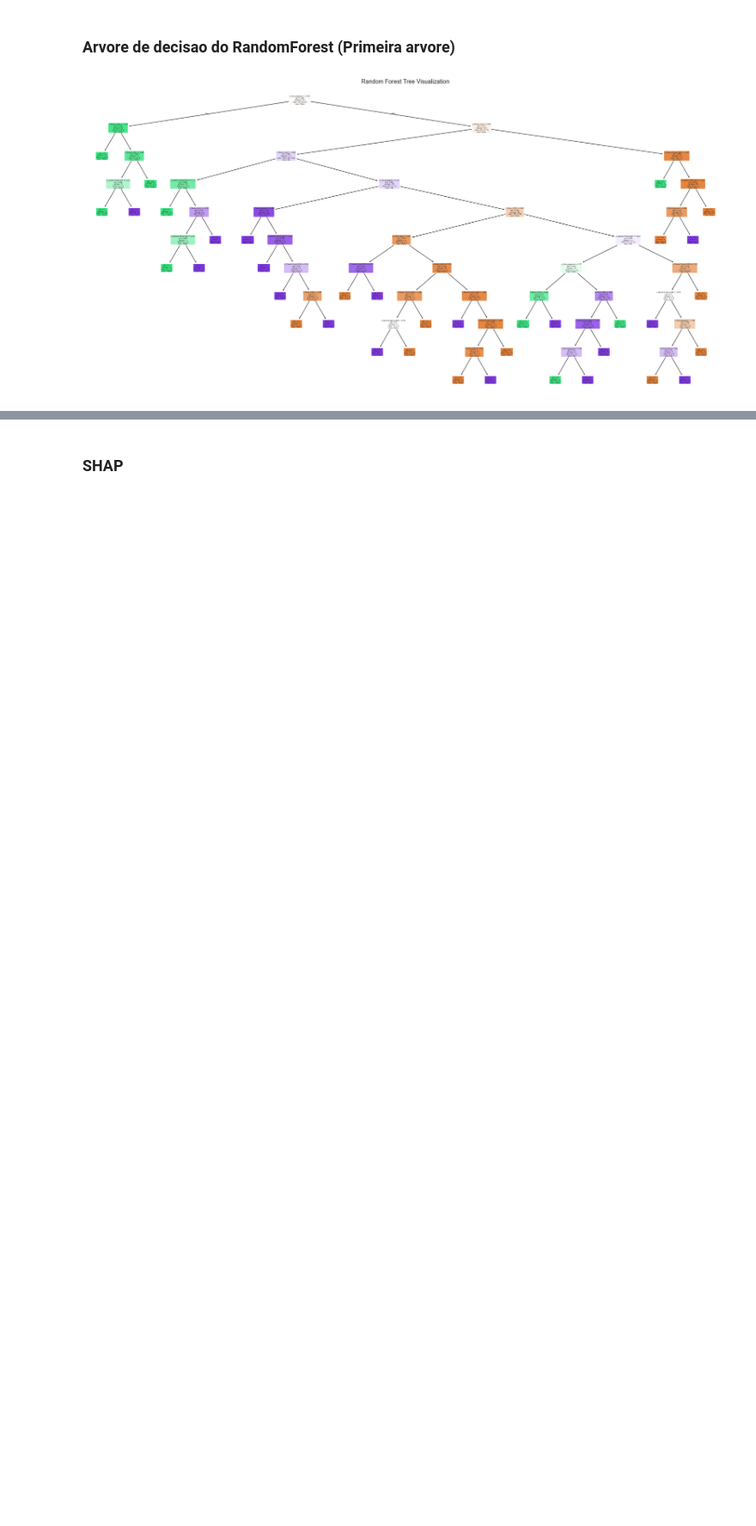
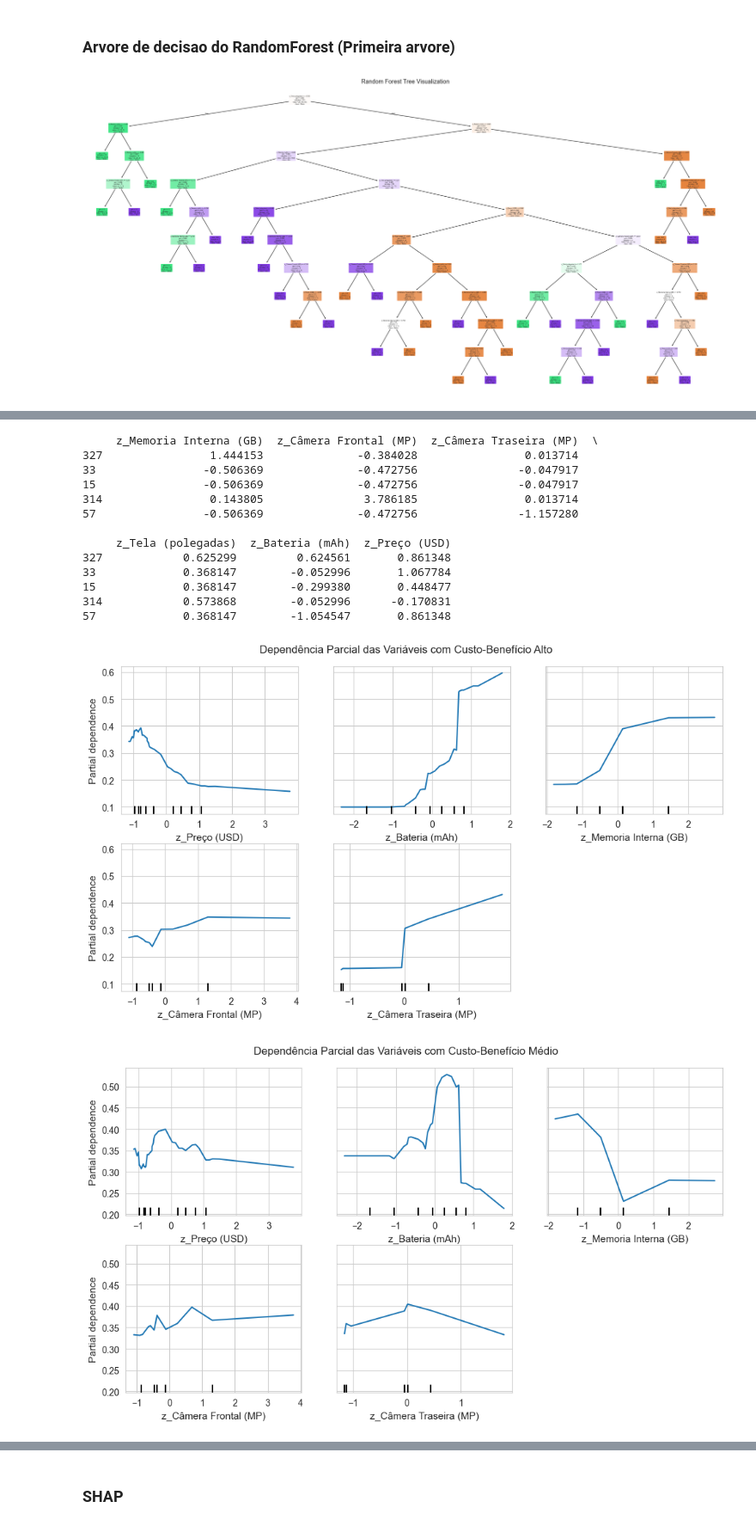
Before and after one commit to JoaoVarela1507/PISI3GP6, a Jupyter notebook: Notebooks/Classificacao.ipynb, the cells around one changed output, grey strips where cells are left out. Shown: that part at 86% size. Drawn from its saved outputs; the diff is of its cells as text; code cells hidden in the pictures; blank space fills up the shorter version.

```diff
--- a/Notebooks/Classificacao.ipynb
+++ b/Notebooks/Classificacao.ipynb
@@ -281,0 +229,41 @@ plt.show()
+# %%
+from sklearn.inspection import PartialDependenceDisplay
+
+print(X_test.head())
+
+fig, ax = plt.subplots(figsize=(10, 6))
+
+PartialDependenceDisplay.from_estimator(rf_model, X_test, features=['z_Preço (USD)', 'z_Bateria (mAh)', 'z_Memoria Interna (GB)', 'z_Câmera Frontal (MP)', 'z_Câmera Traseira (MP)'], kind='average', target='Alto', grid_resolution=200, ax=ax)
+plt.suptitle("Dependência Parcial das Variáveis com Custo-Benefício Alto")
+plt.tight_layout()
+plt.show()
+
+fig, ax = plt.subplots(figsize=(10, 6))
+
+PartialDependenceDisplay.from_estimator(rf_model, X_test, features=['z_Preço (USD)', 'z_Bateria (mAh)', 'z_Memoria Interna (GB)', 'z_Câmera Frontal (MP)', 'z_Câmera Traseira (MP)'], kind='average', target='Médio', grid_resolution=200, ax=ax)
+plt.suptitle("Dependência Parcial das Variáveis com Custo-Benefício Médio")
+plt.tight_layout()
+plt.show()
+
+fig, ax = plt.subplots(figsize=(10, 6))
+
+PartialDependenceDisplay.from_estimator(rf_model, X_test, features=['z_Preço (USD)', 'z_Bateria (mAh)', 'z_Memoria Interna (GB)', 'z_Câmera Frontal (MP)', 'z_Câmera Traseira (MP)'], kind='average', target='Baixo', grid_resolution=200, ax=ax)
+plt.suptitle("Dependência Parcial das Variáveis com Custo-Benefício Baixo")
+plt.tight_layout()
+plt.show()
+# %% [output]
+     z_Memoria Interna (GB)  z_Câmera Frontal (MP)  z_Câmera Traseira (MP)  \
+327                1.444153              -0.384028                0.013714
+33                -0.506369              -0.472756               -0.047917
+15                -0.506369              -0.472756               -0.047917
+314                0.143805               3.786185                0.013714
+57                -0.506369              -0.472756               -1.157280
+
+     z_Tela (polegadas)  z_Bateria (mAh)  z_Preço (USD)
+327            0.625299         0.624561       0.861348
+33             0.368147        -0.052996       1.067784
+15             0.368147        -0.299380       0.448477
+314            0.573868        -0.052996      -0.170831
+57             0.368147        -1.054547       0.861348
+[figure, added]
+[figure, added]
```
Also changed, not shown: parts of 9 cells of this notebook, 1 other file.
